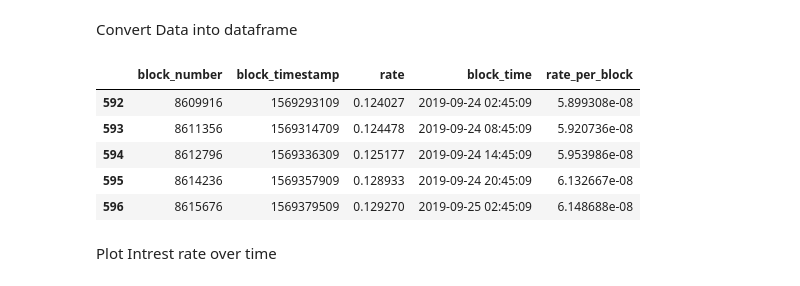
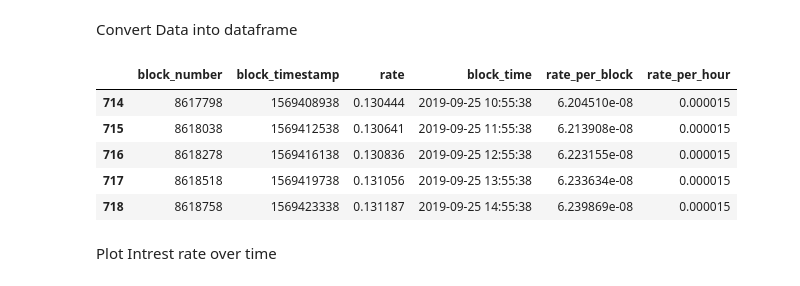
Before and after one commit to NeapolitanSwaps/SwapModelSimulations, a Jupyter notebook: Dutch Auction.ipynb, the cells around one changed output. Drawn from its saved outputs; the diff is of its cells as text; code cells hidden in the pictures.

```diff
--- a/Dutch Auction.ipynb
+++ b/Dutch Auction.ipynb
@@ -18,8 +19,8 @@ Request Data from Compound.finance API
 # %%
 cDaiAddress = '0xf5dce57282a584d2746faf1593d3121fcac444dc'
 endTimestamp = math.floor(time.time())
-startTimeStamp = endTimestamp - 6 * 30 * 24 * 60 * 60 #use the most recent 6 month's worth of data.
-num_buckets = 24 * 30
+startTimeStamp = endTimestamp - 30 * 24 * 60 * 60 #use the most recent 6 month's worth of data.
+num_buckets = 24 * 30 #interest rate every hour
 requestURL = "https://api.compound.finance/api/v2/market_history/graph?asset=%s&min_block_timestamp=%s&max_block_timestamp=%s&num_buckets=%s"% (cDaiAddress, startTimeStamp, endTimestamp, num_buckets)
 
 response = requests.get(requestURL)
@@ -28,16 +29,17 @@ Convert Data into dataframe
 # %%
 interestOverTime = pd.DataFrame.from_dict(response.json()['borrow_rates'])
 interestOverTime.head()
 interestOverTime['block_time'] = pd.to_datetime(interestOverTime['block_timestamp'],unit='s')
 interestOverTime['rate_per_block'] = interestOverTime['rate'] / (4 * 60 * 24 * 365)
+interestOverTime['rate_per_hour'] = interestOverTime['rate'] / (24 * 365)
 interestOverTime.tail()
 # %% [output]
-|  | block_number | block_timestamp | rate | block_time | rate_per_block |
-| 592 | 8609916 | 1569293109 | 0.124027 | 2019-09-24 02:45:09 | 5.899308e-08 |
-| 593 | 8611356 | 1569314709 | 0.124478 | 2019-09-24 08:45:09 | 5.920736e-08 |
-| 594 | 8612796 | 1569336309 | 0.125177 | 2019-09-24 14:45:09 | 5.953986e-08 |
-| 595 | 8614236 | 1569357909 | 0.128933 | 2019-09-24 20:45:09 | 6.132667e-08 |
-| 596 | 8615676 | 1569379509 | 0.129270 | 2019-09-25 02:45:09 | 6.148688e-08 |
+|  | block_number | block_timestamp | rate | block_time | rate_per_block | rate_per_hour |
+| 714 | 8617798 | 1569408938 | 0.130444 | 2019-09-25 10:55:38 | 6.204510e-08 | 0.000015 |
+| 715 | 8618038 | 1569412538 | 0.130641 | 2019-09-25 11:55:38 | 6.213908e-08 | 0.000015 |
+| 716 | 8618278 | 1569416138 | 0.130836 | 2019-09-25 12:55:38 | 6.223155e-08 | 0.000015 |
+| 717 | 8618518 | 1569419738 | 0.131056 | 2019-09-25 13:55:38 | 6.233634e-08 | 0.000015 |
+| 718 | 8618758 | 1569423338 | 0.131187 | 2019-09-25 14:55:38 | 6.239869e-08 | 0.000015 |
 # %% [markdown]
 Plot Intrest rate over time
 # %%
```
Also changed, not shown: parts of 16 cells of this notebook.
